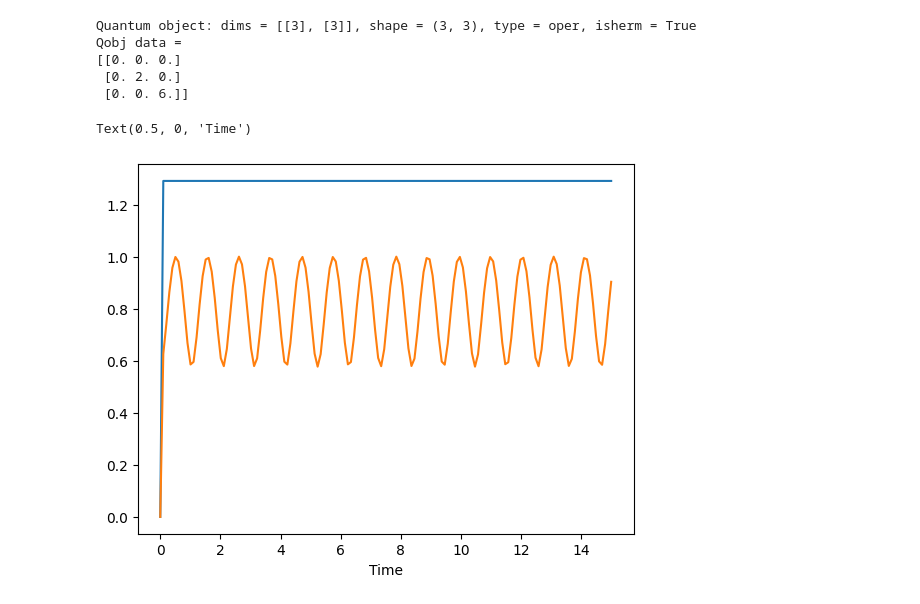
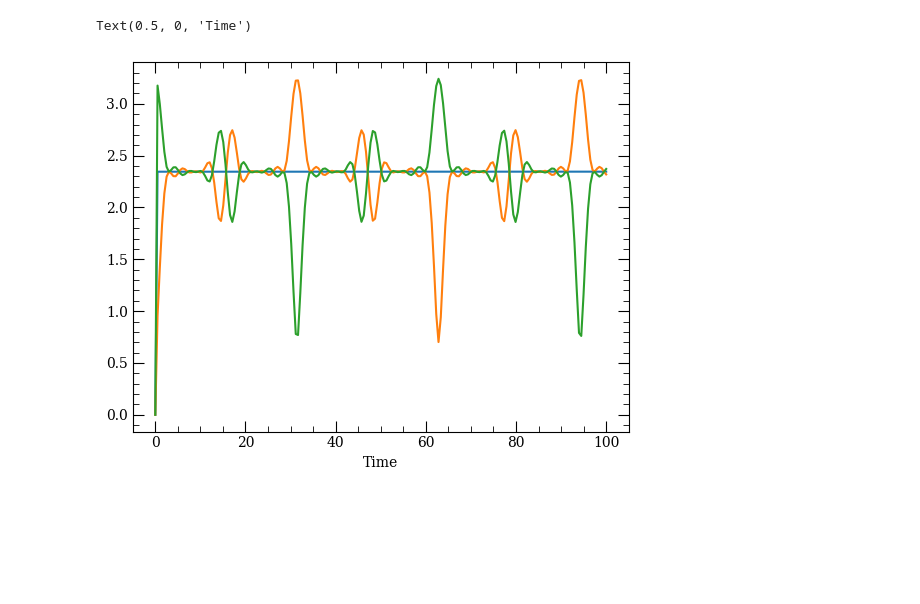
Before and after one commit to maimounabocoum/Mai-Qtip, a Jupyter notebook: MORS.ipynb, the cells around one changed output. Saved outputs shown, nothing was run; the diff lists cells and outputs as text; code cells hidden in the pictures; blank space fills up the shorter version.

Commit message:
update of a class to create an atom

```diff
--- a/MORS.ipynb
+++ b/MORS.ipynb
@@ -7,0 +78,11 @@ def C(F,m):
+# %%
+# initialize by list of line est hyperfine levels to account for
+# exmple [l=0, F=[3,4]] is the 6S1/2 level, for F=3 and F=4.
+# All mF level will be automatically filled by -F<= mF <= F.
+
+# preparation state for the MORS in list of [[l,j,[F]]]
+myList = [ [0,0.5,[3,4]] ]
+my_cesium = alk_atom(myList)
+my_cesium.printAtom()
+
+N = my_cesium.N # dimension of the Hilbert Space
@@ -8,16 +96,16 @@ def C(F,m):
+# %%
+# initialize quantum initial state
+# by convention, the order of the basis is that of my_cesium.M
+phi0 = basis(N,0)
+for i in range(1,N,1): # equidistribution of over all element of the Hilbert base
+    phi0 += basis(N,i)
+
+phi0 = (1/phi0.norm())*phi0 # normalize intitial ket
+
+print(phi0)
+#print(my_cesium.M)
+print(phi0.norm())
 # %%
-# preparation state for the MORS
-F = 1
-N = 2*F+1 # dimension of the Hilbert space
-M = np.linspace(-F,F,N, dtype=int)
-
-# initialize quantum initial state
-phi0 = basis(N,0)
-for i in range(1,N,1):
-    phi0 += basis(N,i)
-
-phi0 = (1/np.sqrt(N))*phi0
-
 # self construction of spinnor operator
 Sigma = Qobj(dims=[[N],[N]]) # initialize et zero N by N matrix quantum object
 for i in range(0,N,1):
@@ -27,28 +115,36 @@ for i in range(0,N,1):
 # self construction of Jx operator in hbar unit, where x is the quantization axis
 Jx = Qobj(dims=[[N],[N]]) # initialize et zero N by N matrix quantum object
 for m in range(0,N,1):
-        Jx.data[m,m] = m
+        Jx.data[m,m] = my_cesium.M[m]
 
-# self construction of Jy operator in hbar unit
+# self construction of Jy operator in hbar unit (Jy is adimensioned)
 Jy = Qobj(dims=[[N],[N]]) # initialize et zero N by N matrix quantum object
 for m in range(0,N-1,1):
-    Jy+=0.5*C(F,M[m])*( basis(N, m+1)*basis(N, m).dag() + basis(N, m)*basis(N, m+1).dag() )
+     Jy+=0.5*C(my_cesium.F[m],my_cesium.M[m])*( basis(N, m+1)*basis(N, m).dag() + basis(N, m)*basis(N, m+1).dag() )
+     # note that C(n,n) = 0 which makes this loop not overlap basis with different F values
 
-# self construction of Jz operator in hbar unit
+# # self construction of Jz operator in hbar unit
 Jz = Qobj(dims=[[N],[N]]) # initialize et zero N by N matrix quantum object
 for m in range(0,N-1,1):
-    Jz+=-0.5*1j*C(F,M[m])*( basis(N, m+1)*basis(N, m).dag() - basis(N, m)*basis(N, m+1).dag() )
+    Jz+=-0.5*1j*C(my_cesium.F[m],my_cesium.M[m])*( basis(N, m+1)*basis(N, m).dag() - basis(N, m)*basis(N, m+1).dag() )
 
-# self construction of atome hamiltoninan H0 operator in hbar unit, in absence of By RF field
+
+# Here, we create the adimension OMEGAs and OMEGAsqz operator in order to define the Hamiltoninan
+OMEGAs          = Qobj(dims=[[N],[N]]) # initialize et zero N by N matrix quantum object
+OMEGAsqz        = Qobj(dims=[[N],[N]]) # initialize et zero N by N matrix quantum object
+for m in range(0,N,1):
+
+        gf = atom.getLandegf( my_cesium.L[m] , my_cesium.J[m] , my_cesium.F[m] ) # get Landé coefficient getLandegf(s,j,F)
+
+        OMEGAs.data[m,m] = gf # normalized value by (mu_B*B/hbar)
+        OMEGAsqz.data[m,m] = 0.1
+     # note that C(n,n) = 0 which makes this loop not overlap basis with different F values
+
+
+# # self construction of atome hamiltoninan H0 operator in hbar unit, in absence of By RF field
 H0 = Qobj(dims=[[N],[N]]) # initialize et zero N by N matrix quantum object
-H0 = Jx + Jx*Jx
+H0 = OMEGAs*Jx + OMEGAsqz*Jx*Jx
 
-print(H0)
+#print(H0)
-# %% [output]
-Quantum object: dims = [[3], [3]], shape = (3, 3), type = oper, isherm = True
-Qobj data =
-[[0. 0. 0.]
- [0. 2. 0.]
- [0. 0. 6.]]
 # %%
 def By(t,arg):
@@ -56,32 +152,36 @@ def By(t,arg):
 # %%
 # Simulation of the dynamic in absence of RF Magnetic field
 
 rho0 = phi0*phi0.dag()
 rho0 = rho0/np.sqrt(rho0.norm())
 
 opts = Options()
 opts.store_states = True
 opts.store_final_state = True
 #print(opts)
 
-t = np.linspace(0, 15, 150) # Define time vector
+t = np.linspace(0, 100, 200) # Define time vector
 output = mesolve(H0, rho0, t, options=opts) # return a list density matrices over time in "output.states"
 
 # evaluation traces of operators, loop on the list
 meanJx = np.zeros(len(t))
 meanJz = np.zeros(len(t))
+meanJy = np.zeros(len(t))
 
 for i in range(1,len(t)):
     tempJx = Jx*output.states[i]
+    tempJy = Jy*output.states[i]
     tempJz = Jz*output.states[i]
     meanJx[i] = tempJx.norm()
+    meanJy[i] = tempJy.norm()
     meanJz[i] = tempJz.norm()
 
 
 fig, ax = plt.subplots()
 ax.plot(output.times, meanJx)
 ax.plot(output.times, meanJz)
+ax.plot(output.times, meanJy)
 ax.set_xlabel('Time')
 # %% [output]
 Text(0.5, 0, 'Time')
-[figure, old version]
+[figure, new version]
```
Also changed, not shown: parts of 6 cells of this notebook, 2 other files.
